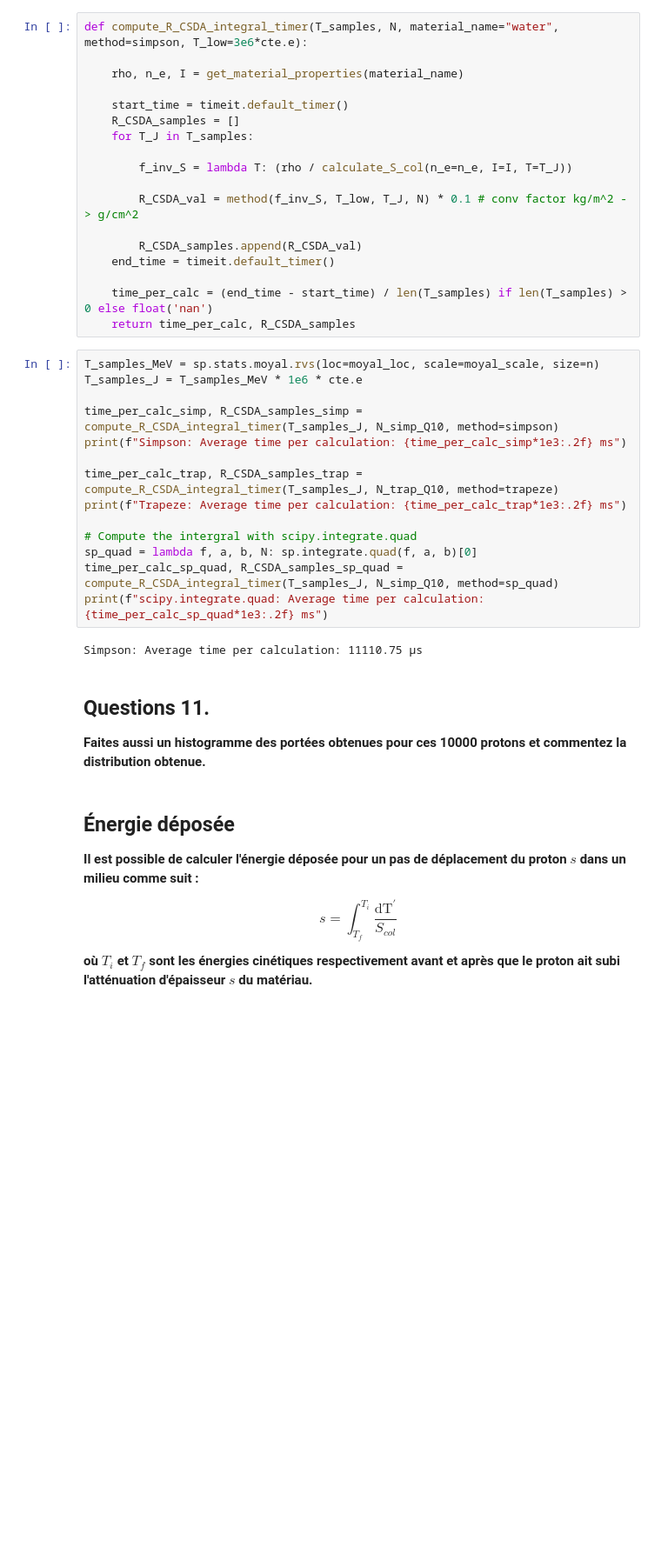
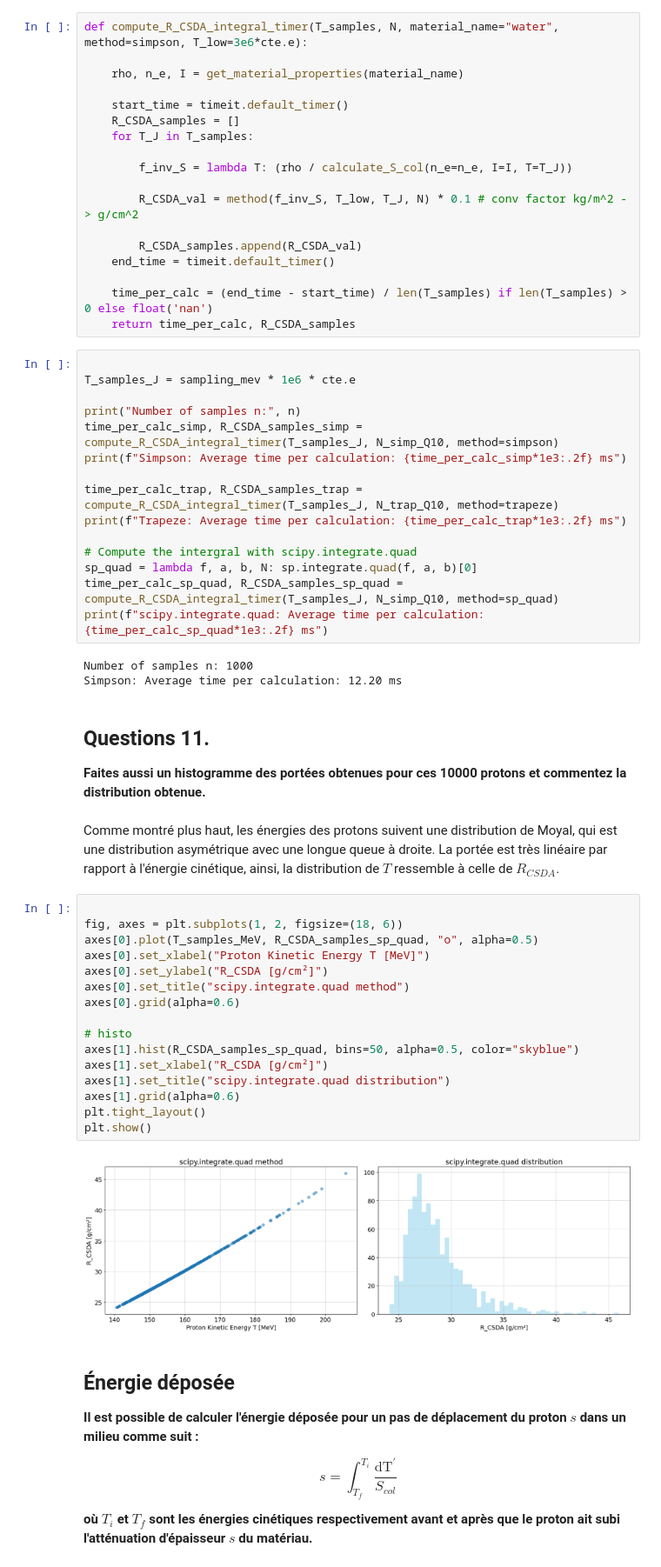
Before and after one commit to Eloi-Blouin/GPH-University-Laval-Course, a Jupyter notebook: Ulaval Session 8 Hiver 2026/Physique Numérique/TP1/TP1_ÉloiBlouin_ClémentPoulin.ipynb, the cells around one changed output. Shown at 87% size. Saved outputs shown, nothing was run; the diff lists cells and outputs as text; blank space fills up the shorter version.

Commit message:
Question 10 with plot

```diff
--- a/Ulaval Session 8 Hiver 2026/Physique Numérique/TP1/TP1_ÉloiBlouin_ClémentPoulin.ipynb
+++ b/Ulaval Session 8 Hiver 2026/Physique Numérique/TP1/TP1_ÉloiBlouin_ClémentPoulin.ipynb
@@ -1080,9 +1080,10 @@ def compute_R_CSDA_integral_timer(T_samples, N, material_name="water", method=si
     time_per_calc = (end_time - start_time) / len(T_samples) if len(T_samples) > 0 else float('nan')
     return time_per_calc, R_CSDA_samples
 # %%
-T_samples_MeV = sp.stats.moyal.rvs(loc=moyal_loc, scale=moyal_scale, size=n)
-T_samples_J = T_samples_MeV * 1e6 * cte.e
 
+T_samples_J = sampling_mev * 1e6 * cte.e
+
+print("Number of samples n:", n)
 time_per_calc_simp, R_CSDA_samples_simp = compute_R_CSDA_integral_timer(T_samples_J, N_simp_Q10, method=simpson)
 print(f"Simpson: Average time per calculation: {time_per_calc_simp*1e3:.2f} ms")
 
@@ -1094,10 +1095,31 @@ sp_quad = lambda f, a, b, N: sp.integrate.quad(f, a, b)[0]
 time_per_calc_sp_quad, R_CSDA_samples_sp_quad = compute_R_CSDA_integral_timer(T_samples_J, N_simp_Q10, method=sp_quad)
 print(f"scipy.integrate.quad: Average time per calculation: {time_per_calc_sp_quad*1e3:.2f} ms")
 # %% [output]
-Simpson: Average time per calculation: 11110.75 μs
+Number of samples n: 1000
+Simpson: Average time per calculation: 12.20 ms
 # %% [markdown]
 ## **Questions 11.**
 **Faites aussi un histogramme des portées obtenues pour ces 10000 protons et commentez la distribution obtenue.**
+# %% [markdown]
+Comme montré plus haut, les énergies des protons suivent une distribution de Moyal, qui est une distribution asymétrique avec une longue queue à droite. La portée est très linéaire par rapport à l'énergie cinétique, ainsi, la distribution de $T$ ressemble à celle de $R_{CSDA}$.
+# %%
+
+fig, axes = plt.subplots(1, 2, figsize=(18, 6))
+axes[0].plot(T_samples_MeV, R_CSDA_samples_sp_quad, "o", alpha=0.5)
+axes[0].set_xlabel("Proton Kinetic Energy T [MeV]")
+axes[0].set_ylabel("R_CSDA [g/cm²]")
+axes[0].set_title("scipy.integrate.quad method")
+axes[0].grid(alpha=0.6)
+
+# histo
+axes[1].hist(R_CSDA_samples_sp_quad, bins=50, alpha=0.5, color="skyblue")
+axes[1].set_xlabel("R_CSDA [g/cm²]")
+axes[1].set_title("scipy.integrate.quad distribution")
+axes[1].grid(alpha=0.6)
+plt.tight_layout()
+plt.show()
+# %% [output]
+[figure, added]
 # %% [markdown]
 
 ## **Énergie déposée**
```
Also changed, not shown: parts of 2 cells of this notebook.
